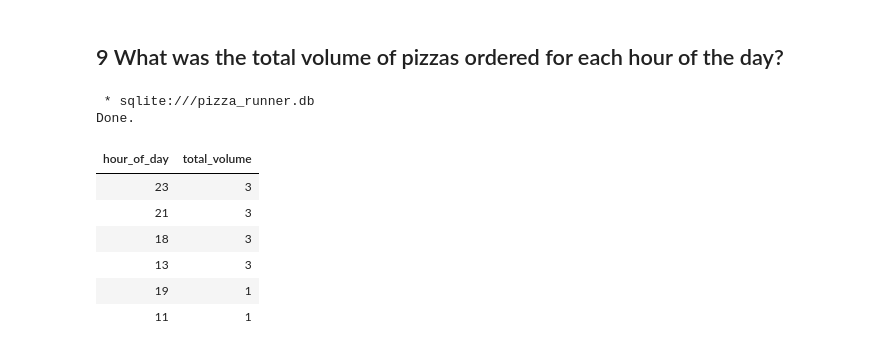
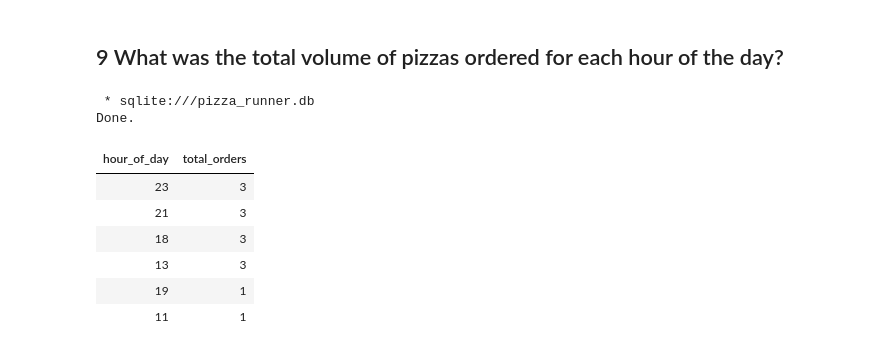
Before and after one commit to Kuziomkin/analytics_case_study, a Jupyter notebook: pizza_runner/pizza_runner_sql.ipynb, the cells around one changed output. Saved outputs shown, nothing was run; the diff lists cells and outputs as text; code cells hidden in the pictures.

```diff
--- a/pizza_runner/pizza_runner_sql.ipynb
+++ b/pizza_runner/pizza_runner_sql.ipynb
@@ -557,19 +557,19 @@ Done.
 # %%
 %%sql
 
 SELECT
     strftime("%H",order_time) AS hour_of_day
-    , COUNT(strftime("%H",order_time)) AS total_volume
+    , COUNT(strftime("%H",order_time)) AS total_orders
 FROM
     customer_orders
 GROUP BY
     strftime("%H",order_time)
 ORDER BY
-    total_volume DESC
+    total_orders DESC
 # %% [output]
  * sqlite:///pizza_runner.db
 Done.
-| hour_of_day | total_volume |
+| hour_of_day | total_orders |
 | 23 | 3 |
 | 21 | 3 |
 | 18 | 3 |
```
Also changed, not shown: parts of 2 cells of this notebook.
